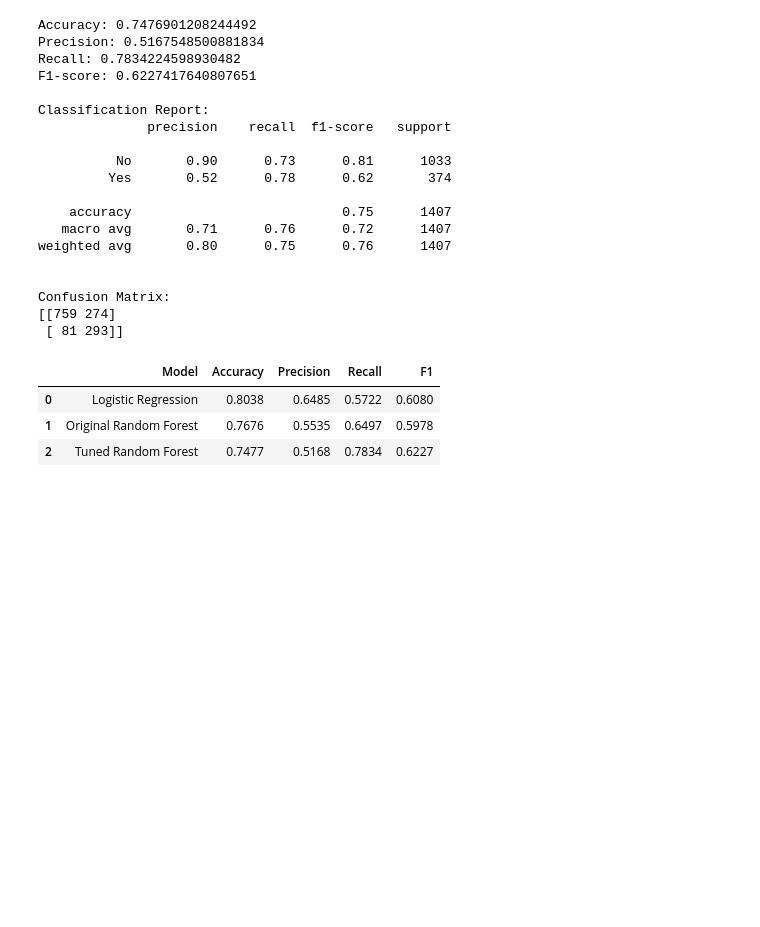
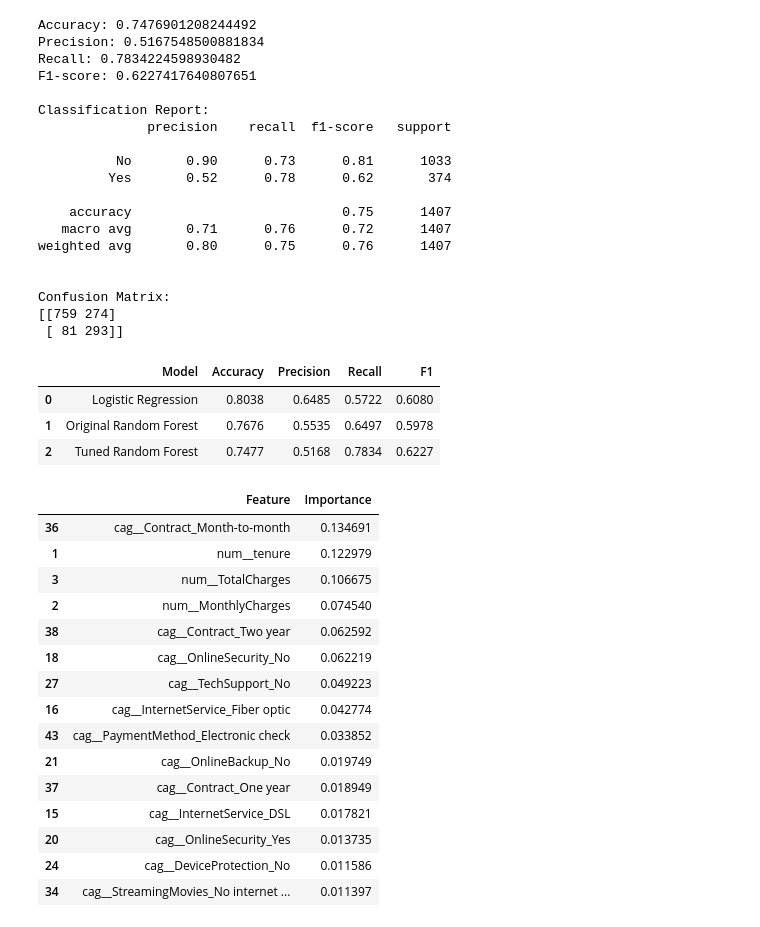
Before and after one commit to Juli-af/customer-churn-prediction, a Jupyter notebook: notebooks/01_data_inspection.ipynb, the cells around one changed output. Saved outputs shown, nothing was run; the diff lists cells and outputs as text; code cells hidden in the pictures; blank space fills up the shorter version.

```diff
--- a/notebooks/01_data_inspection.ipynb
+++ b/notebooks/01_data_inspection.ipynb
@@ -642,3 +642,30 @@ comparison.round(4)
 | 0 | Logistic Regression | 0.8038 | 0.6485 | 0.5722 | 0.6080 |
 | 1 | Original Random Forest | 0.7676 | 0.5535 | 0.6497 | 0.5978 |
 | 2 | Tuned Random Forest | 0.7477 | 0.5168 | 0.7834 | 0.6227 |
+# %%
+rf_classifier = rf_best_model.named_steps["classifier"]
+feature_names = rf_best_model.named_steps["preprocessor"].get_feature_names_out()
+importance_value = rf_classifier.feature_importances_
+feature_importance = pd.DataFrame({
+    "Feature" : feature_names,
+    "Importance" : importance_value
+})
+feature_importance = feature_importance.sort_values(by = 'Importance', ascending = False)
+feature_importance.head(15)
+# %% [output]
+|  | Feature | Importance |
+| 36 | cag__Contract_Month-to-month | 0.134691 |
+| 1 | num__tenure | 0.122979 |
+| 3 | num__TotalCharges | 0.106675 |
+| 2 | num__MonthlyCharges | 0.074540 |
+| 38 | cag__Contract_Two year | 0.062592 |
+| 18 | cag__OnlineSecurity_No | 0.062219 |
+| 27 | cag__TechSupport_No | 0.049223 |
+| 16 | cag__InternetService_Fiber optic | 0.042774 |
+| 43 | cag__PaymentMethod_Electronic check | 0.033852 |
+| 21 | cag__OnlineBackup_No | 0.019749 |
+| 37 | cag__Contract_One year | 0.018949 |
+| 15 | cag__InternetService_DSL | 0.017821 |
+| 20 | cag__OnlineSecurity_Yes | 0.013735 |
+| 24 | cag__DeviceProtection_No | 0.011586 |
+| 34 | cag__StreamingMovies_No internet ... | 0.011397 |
```
Also changed, not shown: parts of 2 cells of this notebook.
